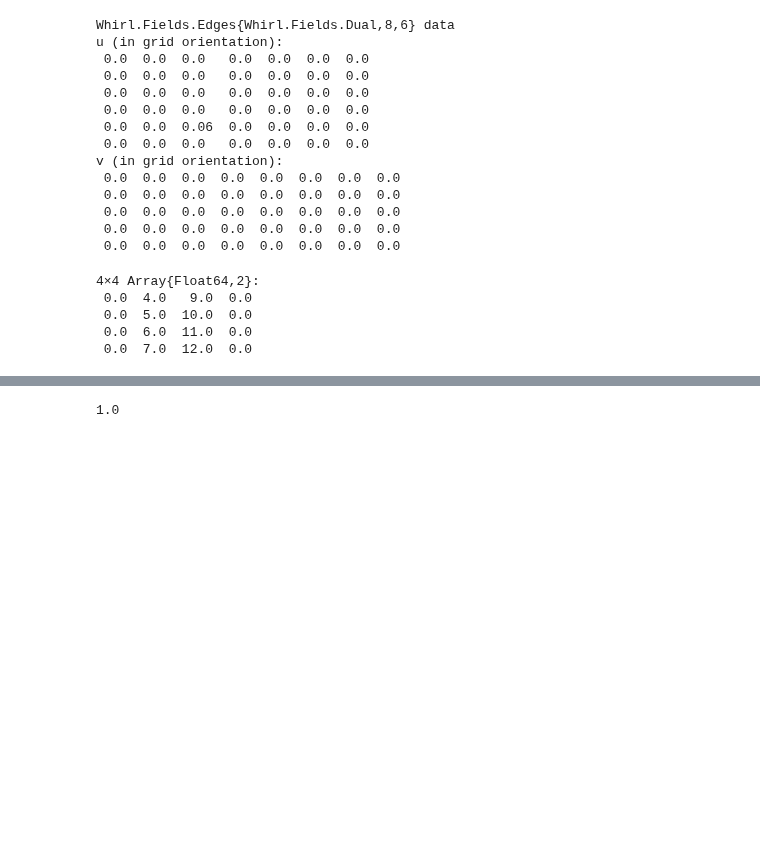
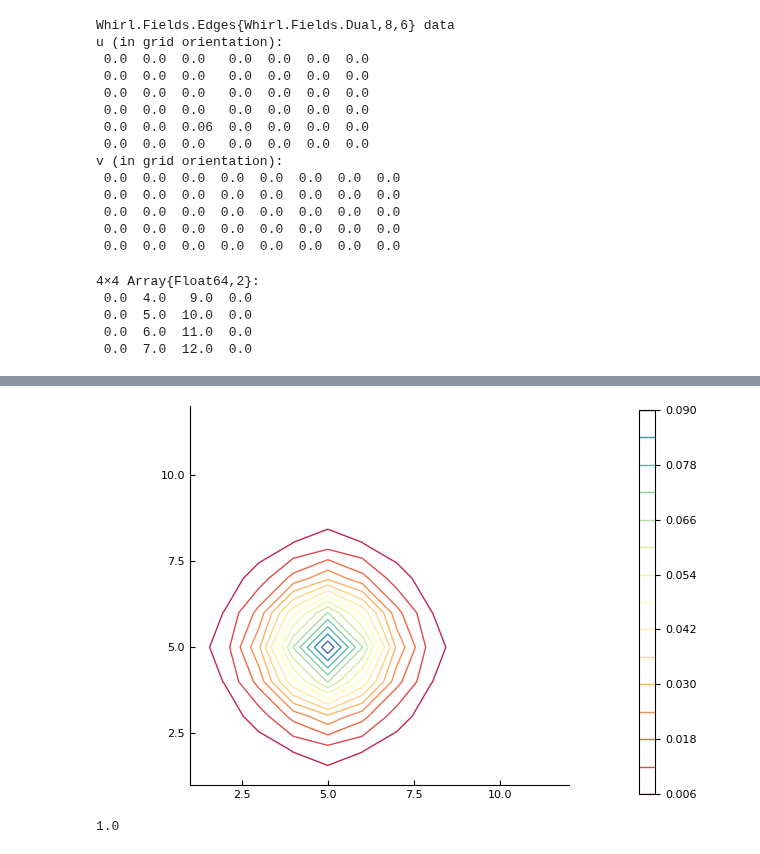
Before and after one commit to JuliaIBPM/ViscousFlow.jl, a Jupyter notebook: examples/Testing the LGF.ipynb, the cells around one changed output, grey strips where cells are left out. Cells and saved outputs as stored; diff of their text form; code cells hidden in the pictures; blank space fills up the shorter version.

```diff
--- a/examples/Testing the LGF.ipynb
+++ b/examples/Testing the LGF.ipynb
@@ -118,3 +126,7 @@ julia> A
+# %%
+contour(w̃,ratio=1)
+# %% [output]
+[figure, added]
 # %%
 cellzero = Nodes(Dual,(nx,ny))
 nodezero = Nodes(Primal,cellzero)
```
Also changed, not shown: parts of 8 cells of this notebook, 7 other files.
